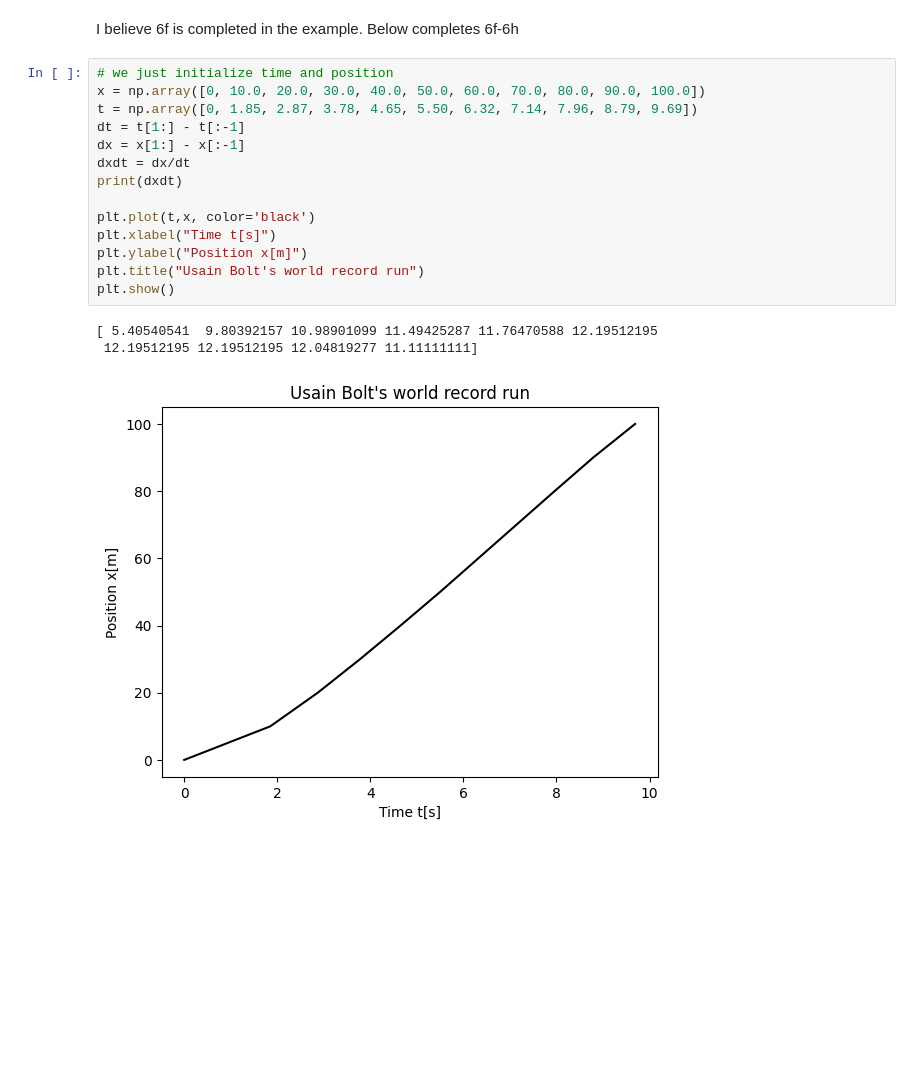
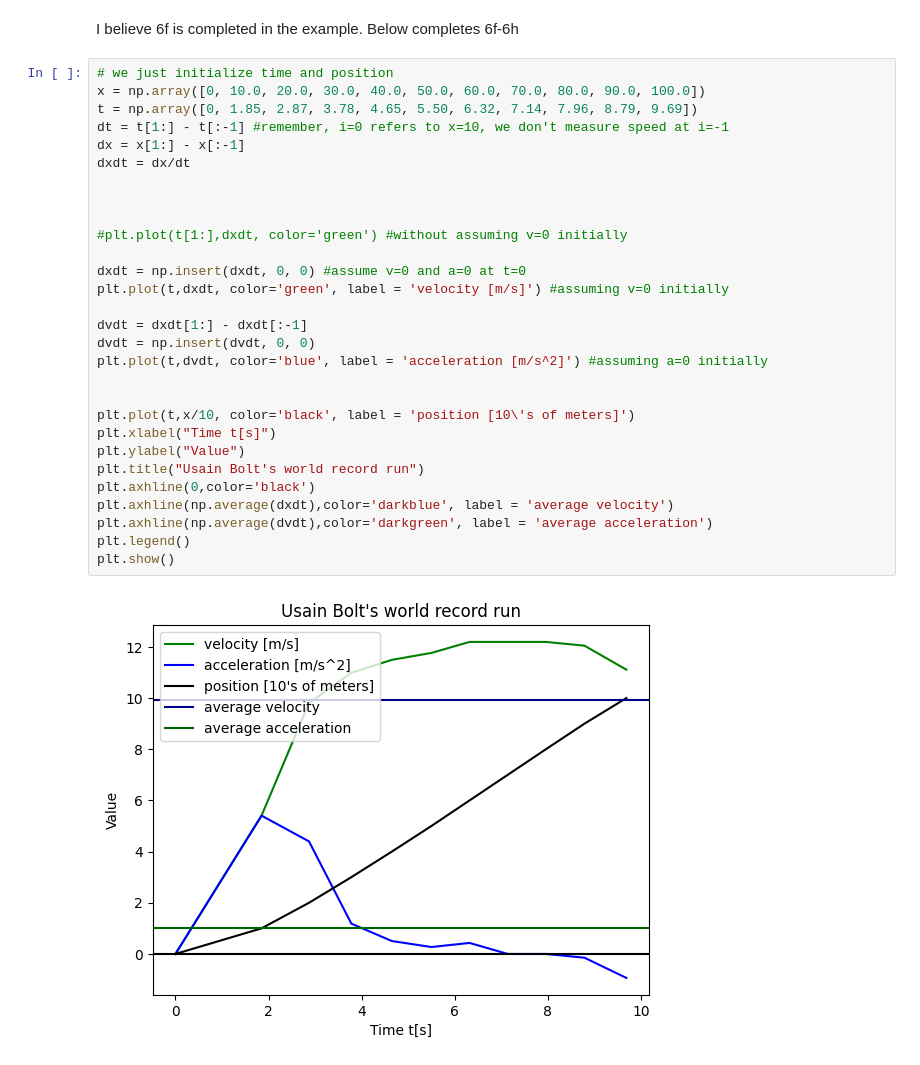
Before and after one commit to Amplewarrior/phy321msu, a Jupyter notebook: homeworks/hw1.ipynb, the cells around one changed output. Cells and saved outputs as stored; diff of their text form; blank space fills up the shorter version.

```diff
--- a/homeworks/hw1.ipynb
+++ b/homeworks/hw1.ipynb
@@ -228,18 +228,31 @@ I believe 6f is completed in the example. Below completes 6f-6h
 # %%
 # we just initialize time and position
 x = np.array([0, 10.0, 20.0, 30.0, 40.0, 50.0, 60.0, 70.0, 80.0, 90.0, 100.0])
 t = np.array([0, 1.85, 2.87, 3.78, 4.65, 5.50, 6.32, 7.14, 7.96, 8.79, 9.69])
-dt = t[1:] - t[:-1]
+dt = t[1:] - t[:-1] #remember, i=0 refers to x=10, we don't measure speed at i=-1
 dx = x[1:] - x[:-1]
 dxdt = dx/dt
-print(dxdt)
 
-plt.plot(t,x, color='black')
+
+
+#plt.plot(t[1:],dxdt, color='green') #without assuming v=0 initially
+
+dxdt = np.insert(dxdt, 0, 0) #assume v=0 and a=0 at t=0
+plt.plot(t,dxdt, color='green', label = 'velocity [m/s]') #assuming v=0 initially
+
+dvdt = dxdt[1:] - dxdt[:-1]
+dvdt = np.insert(dvdt, 0, 0)
+plt.plot(t,dvdt, color='blue', label = 'acceleration [m/s^2]') #assuming a=0 initially
+
+
+plt.plot(t,x/10, color='black', label = 'position [10\'s of meters]')
 plt.xlabel("Time t[s]")
-plt.ylabel("Position x[m]")
+plt.ylabel("Value")
 plt.title("Usain Bolt's world record run")
+plt.axhline(0,color='black')
+plt.axhline(np.average(dxdt),color='darkblue', label = 'average velocity')
+plt.axhline(np.average(dvdt),color='darkgreen', label = 'average acceleration')
+plt.legend()
 plt.show()
 # %% [output]
-[ 5.40540541  9.80392157 10.98901099 11.49425287 11.76470588 12.19512195
- 12.19512195 12.19512195 12.04819277 11.11111111]
-[figure, old version]
+[figure, new version]
```
